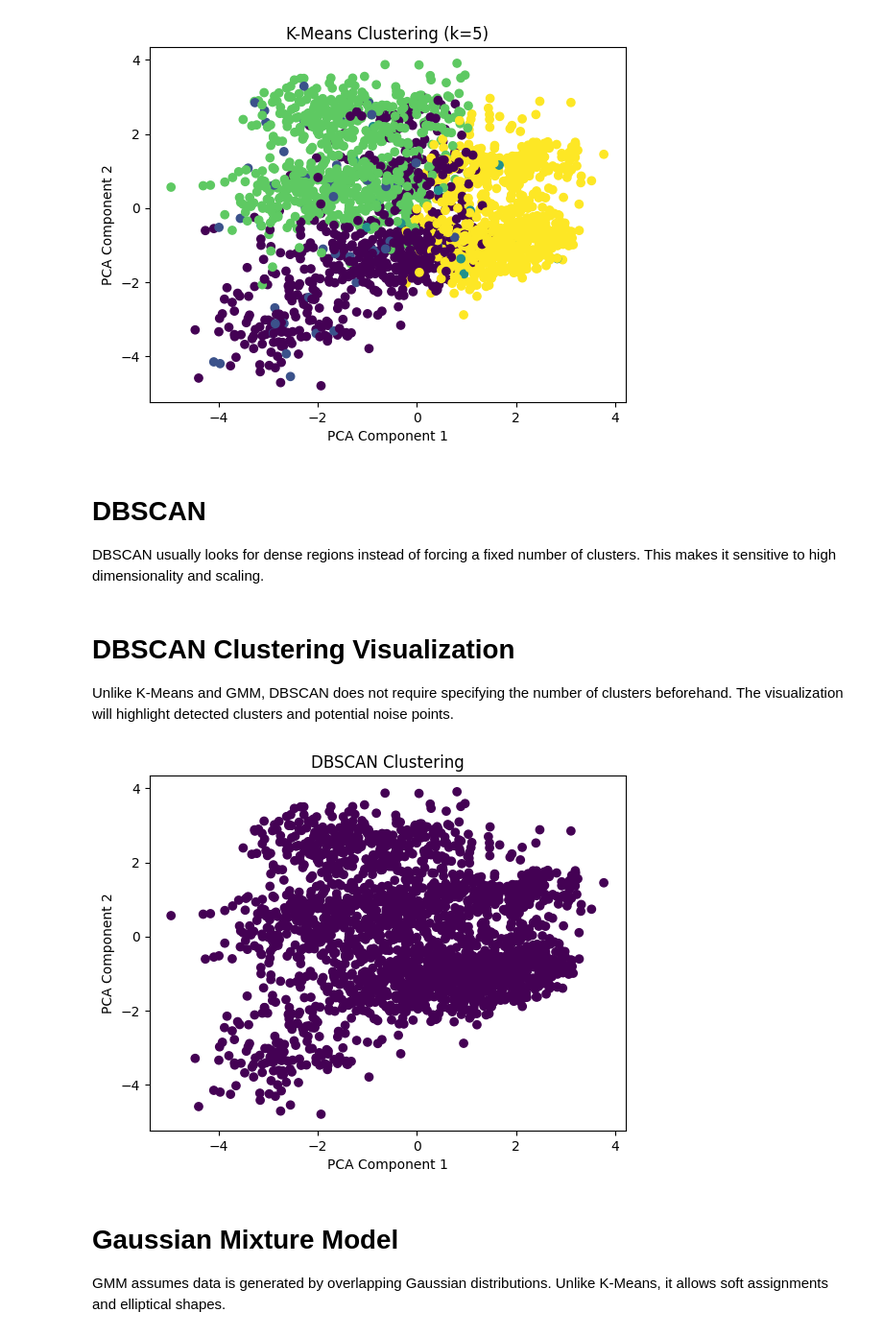
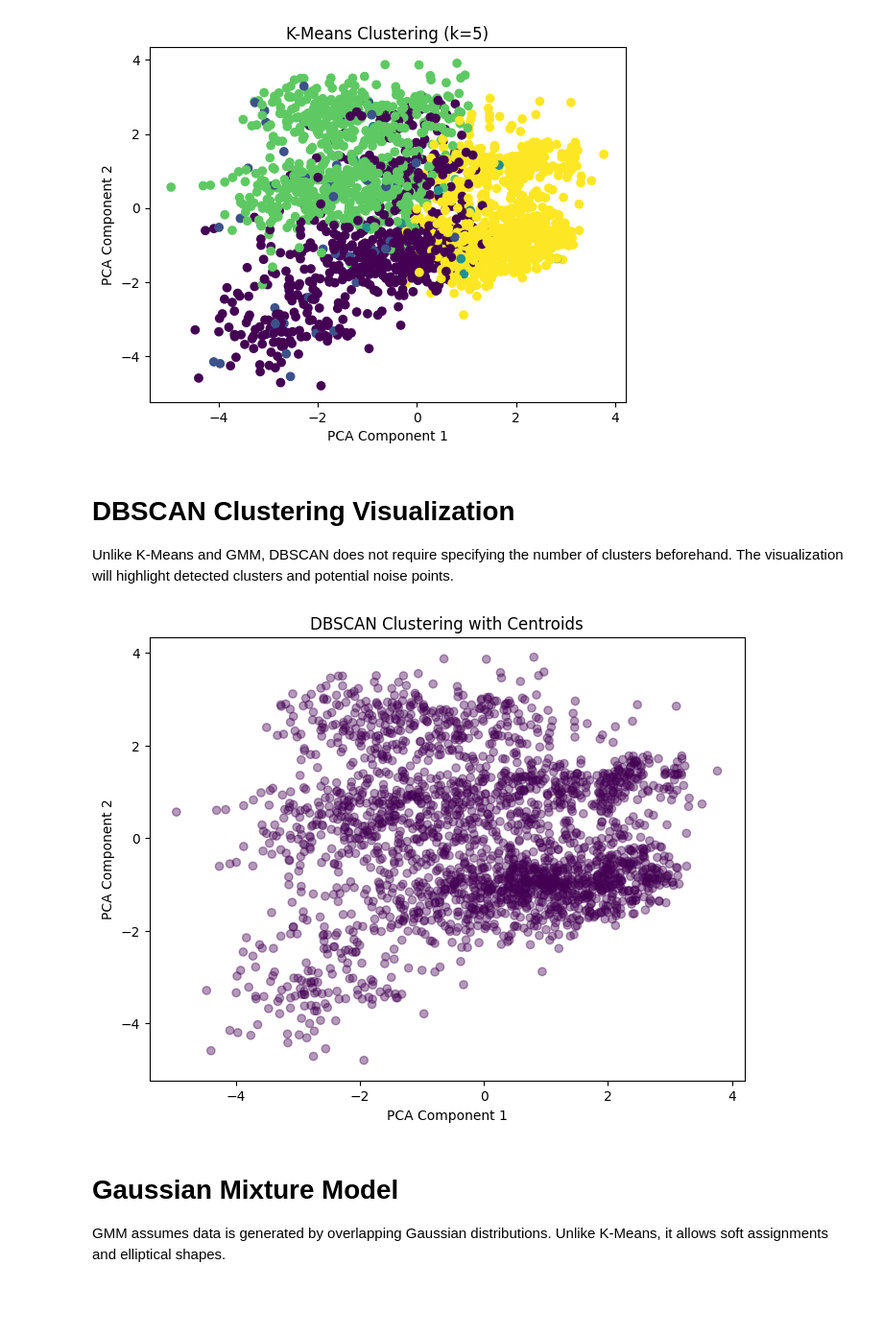
Before and after one commit to PapanagaMaxim/Sigmoid-Homework, a Jupyter notebook: Phase 2/Homework/Clustering.ipynb, the cells around one changed output. Shown at 96% size. Saved outputs shown, nothing was run; the diff lists cells and outputs as text; code cells hidden in the pictures; blank space fills up the shorter version.

```diff
--- a/Phase 2/Homework/Clustering.ipynb
+++ b/Phase 2/Homework/Clustering.ipynb
@@ -141,8 +141,3 @@ plt.ylabel("PCA Component 2")
 plt.show()
 # %% [output]
 [figure]
-# %% [markdown]
-# DBSCAN
-
-DBSCAN usually looks for dense regions instead of forcing a fixed number of clusters.
-This makes it sensitive to high dimensionality and scaling.
@@ -154,19 +146,21 @@ dbscan_labels = dbscan.fit_predict(X_pca)
 
 Unlike K-Means and GMM, DBSCAN does not require specifying the number of clusters beforehand. The visualization will highlight detected clusters and potential noise points.
 # %%
-# Fit DBSCAN
 dbscan = DBSCAN(eps=0.5, min_samples=5)
 dbscan_labels = dbscan.fit_predict(X_pca)
-
-# Plot
-plt.figure()
-plt.scatter(X_2d[:, 0], X_2d[:, 1], c=dbscan_labels)
-plt.title("DBSCAN Clustering")
+plt.figure(figsize=(8, 6))
+plt.scatter(X_2d[:, 0], X_2d[:, 1], c=dbscan_labels, alpha=0.4)
+for label in set(dbscan_labels):
+    if label != -1:
+        cluster_points = X_2d[dbscan_labels == label]
+        centroid = cluster_points.mean(axis=0)
+        plt.scatter(centroid[0], centroid[1], c="black", s=200, marker="X", edgecolors="white")
+plt.title("DBSCAN Clustering with Centroids")
 plt.xlabel("PCA Component 1")
 plt.ylabel("PCA Component 2")
 plt.show()
 # %% [output]
-[figure, old version]
+[figure, new version]
 # %% [markdown]
 # Gaussian Mixture Model
 
```
Also changed, not shown: parts of 2 cells of this notebook, 4 other files.
